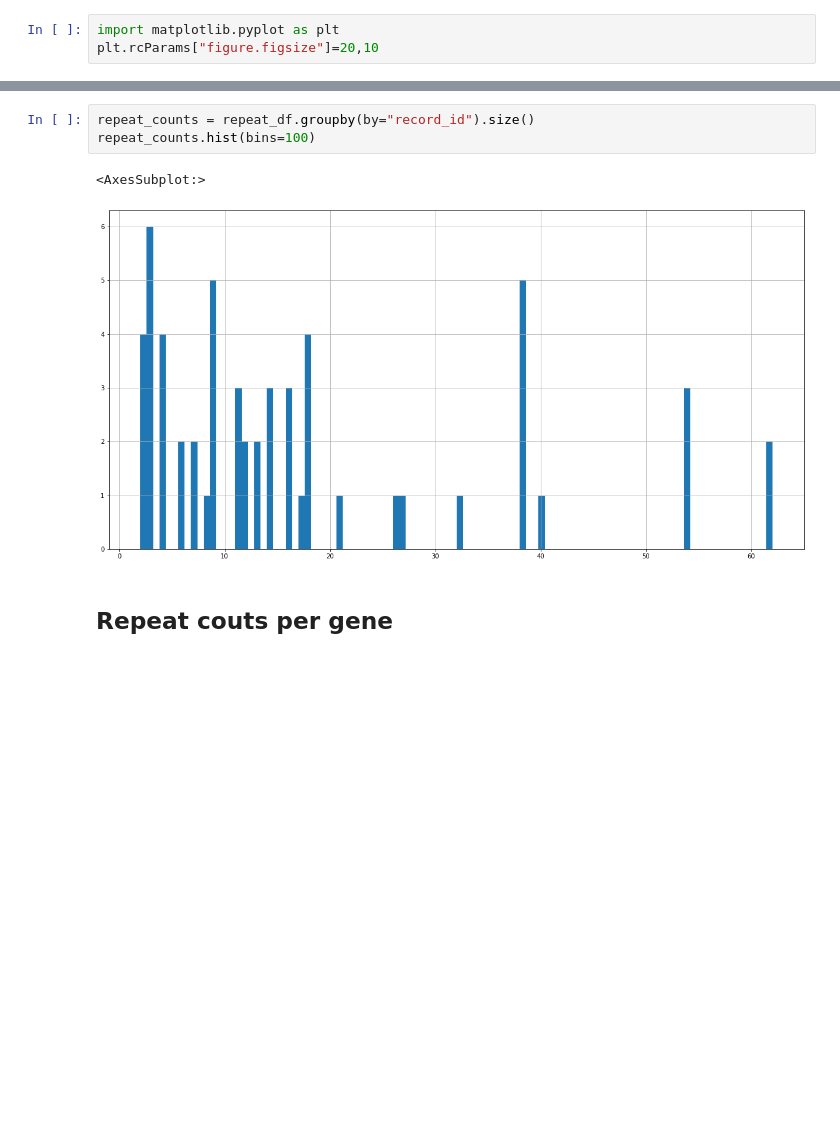
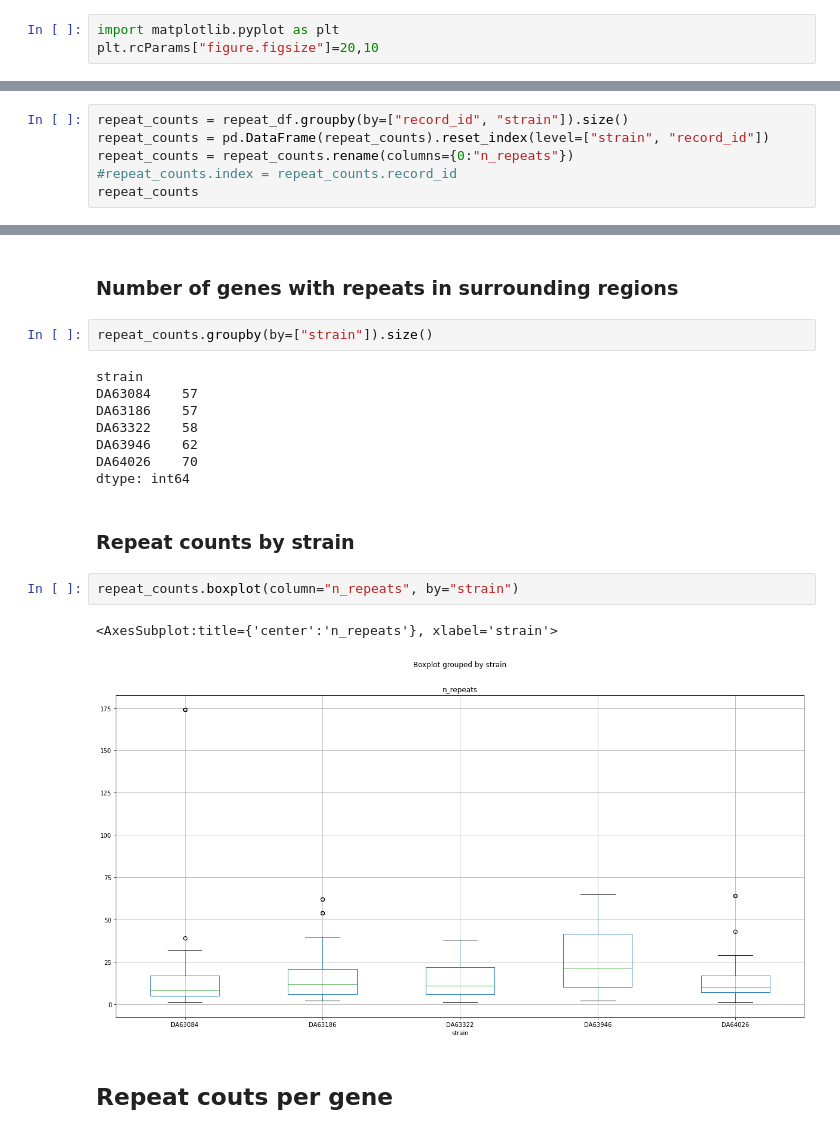
Before and after one commit to andrewgull/HeteroR, a Jupyter notebook: notebooks/repeats_summary.ipynb, the cells around one changed output, grey strips where cells are left out. Cells and saved outputs as stored; diff of their text form; blank space fills up the shorter version.

```diff
--- a/notebooks/repeats_summary.ipynb
+++ b/notebooks/repeats_summary.ipynb
@@ -307,0 +369,6 @@ plt.rcParams["figure.figsize"]=20,10
+# %%
+repeat_counts = repeat_df.groupby(by=["record_id", "strain"]).size()
+repeat_counts = pd.DataFrame(repeat_counts).reset_index(level=["strain", "record_id"])
+repeat_counts = repeat_counts.rename(columns={0:"n_repeats"})
+#repeat_counts.index = repeat_counts.record_id
+repeat_counts
@@ -308,8 +389,21 @@ plt.rcParams["figure.figsize"]=20,10
+# %% [markdown]
+### Number of genes with repeats in surrounding regions
 # %%
-repeat_counts = repeat_df.groupby(by="record_id").size()
-repeat_counts.hist(bins=100)
+repeat_counts.groupby(by=["strain"]).size()
 # %% [output]
-<AxesSubplot:>
+strain
+DA63084    57
+DA63186    57
+DA63322    58
+DA63946    62
+DA64026    70
+dtype: int64
-[figure, removed]
+# %% [markdown]
+### Repeat counts by strain
+# %%
+repeat_counts.boxplot(column="n_repeats", by="strain")
+# %% [output]
+<AxesSubplot:title={'center':'n_repeats'}, xlabel='strain'>
+[figure, added]
 # %% [markdown]
 ## Repeat couts per gene
```
Also changed, not shown: parts of 22 cells of this notebook.
